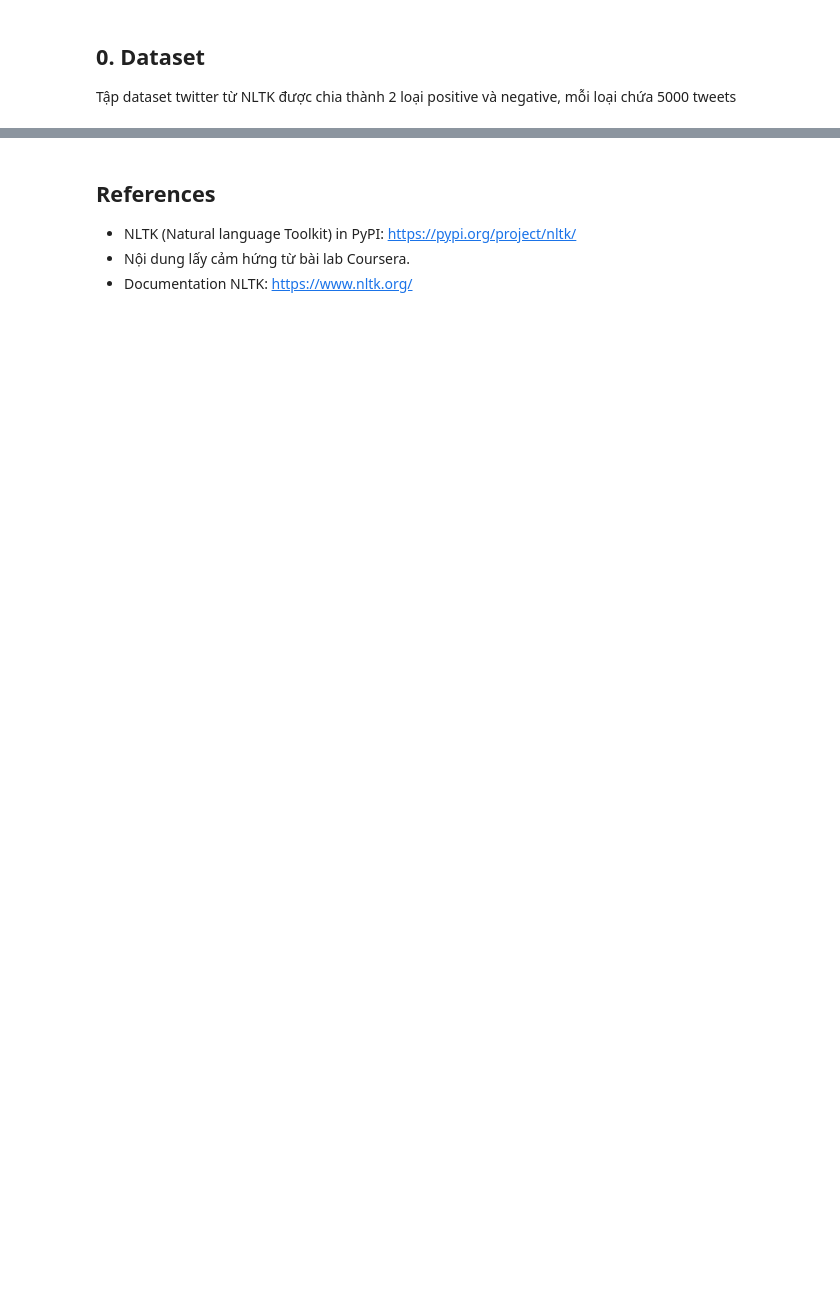
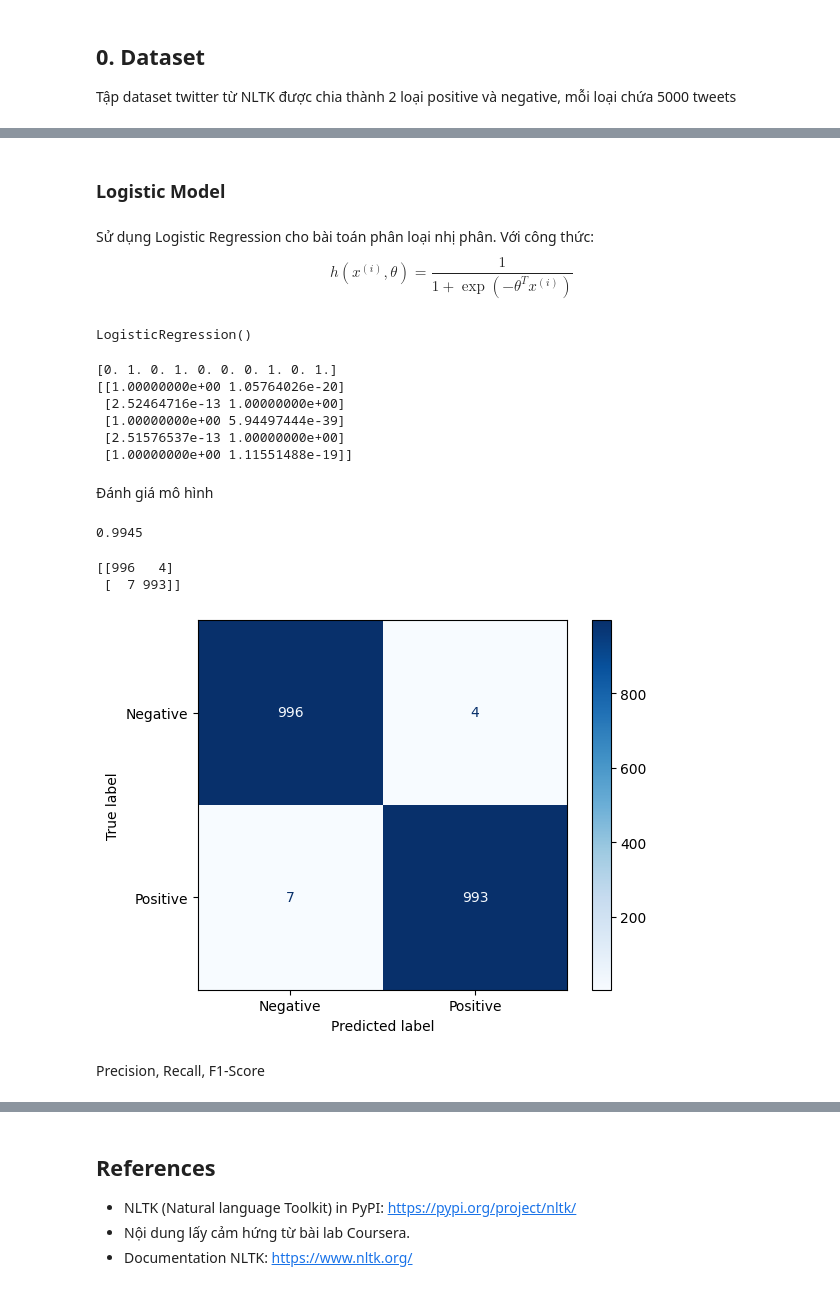
Before and after one commit to mducdaf2/ai-knowledges, a Jupyter notebook: NLP/Classification_VectorSpaces/preprocessing_nltk.ipynb, the cells around one changed output, grey strips where cells are left out. Drawn from its saved outputs; the diff is of its cells as text; code cells hidden in the pictures; blank space fills up the shorter version.

```diff
--- a/NLP/Classification_VectorSpaces/preprocessing_nltk.ipynb
+++ b/NLP/Classification_VectorSpaces/preprocessing_nltk.ipynb
@@ -18,0 +457,51 @@ True
+# %% [markdown]
+### Logistic Model
+# %% [markdown]
+Sử dụng Logistic Regression cho bài toán phân loại nhị phân. Với công thức:
+$$ h(x^{(i)}, \theta) = \frac{1}{1 + \exp(-\theta^T x^{(i)})} $$
+# %%
+from sklearn.linear_model import LogisticRegression
+
+model = LogisticRegression()
+
+model.fit(X_train, y_train)
+# %% [output]
+LogisticRegression()
+# %%
+y_pred = model.predict(X_test)              # nhãn dự đoán (0 hoặc 1)
+y_pred_proba = model.predict_proba(X_test)   # xác suất cho từng lớp
+
+print(y_pred[:10])
+print(y_pred_proba[:5])   # cột 0 = P(class=0), cột 1 = P(class=1)
+# %% [output]
+[0. 1. 0. 1. 0. 0. 0. 1. 0. 1.]
+[[1.00000000e+00 1.05764026e-20]
+ [2.52464716e-13 1.00000000e+00]
+ [1.00000000e+00 5.94497444e-39]
+ [2.51576537e-13 1.00000000e+00]
+ [1.00000000e+00 1.11551488e-19]]
+# %% [markdown]
+Đánh giá mô hình
+# %%
+from sklearn.metrics import accuracy_score
+
+acc = accuracy_score(y_test, y_pred)
+acc
+# %% [output]
+0.9945
+# %%
+# Confusion Matrix
+from sklearn.metrics import confusion_matrix, ConfusionMatrixDisplay
+
+cm = confusion_matrix(y_test, y_pred)
+print(cm)
+
+disp = ConfusionMatrixDisplay(confusion_matrix=cm, display_labels=["Negative", "Positive"])
+disp.plot(cmap="Blues")
+plt.show()
+# %% [output]
+[[996   4]
+ [  7 993]]
+[figure, added]
+# %% [markdown]
+Precision, Recall, F1-Score
```
Also changed, not shown: parts of 59 cells of this notebook.
